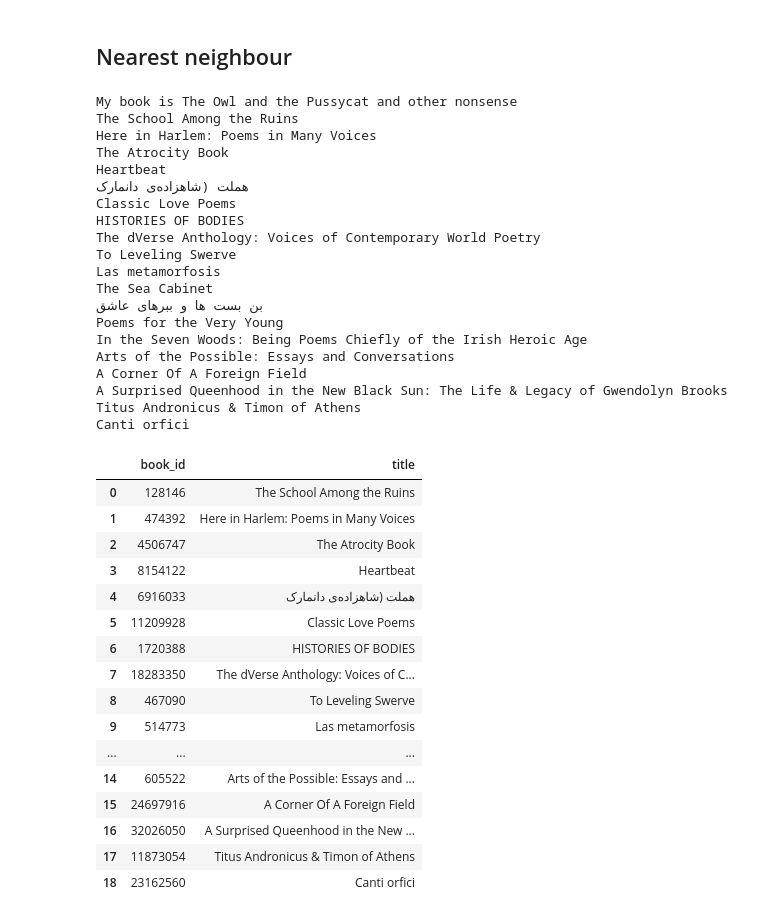
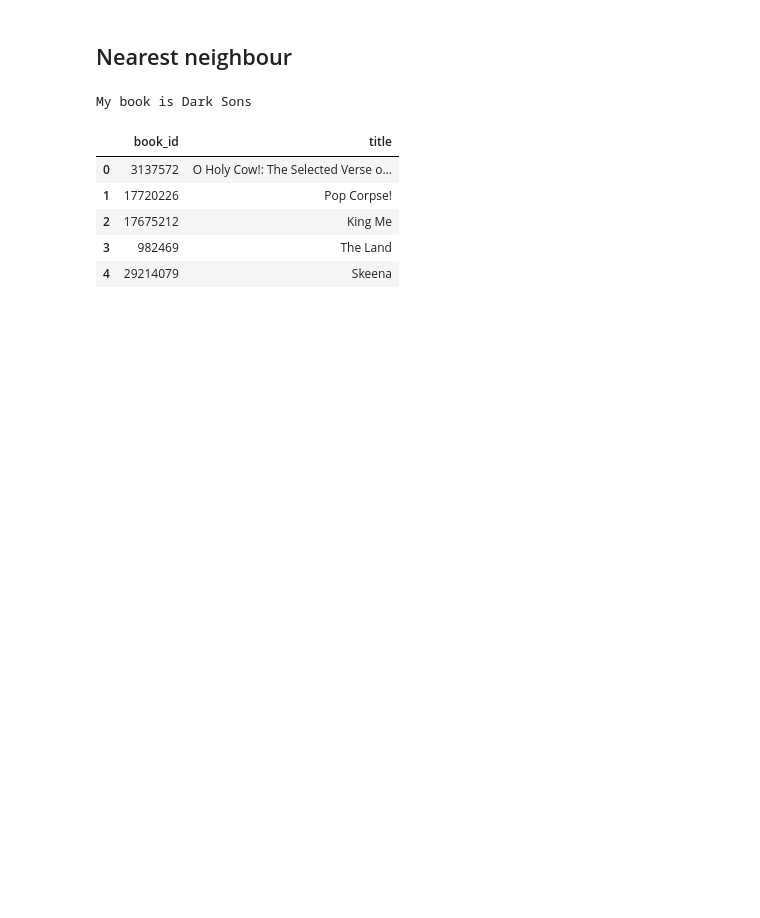
Before and after one commit to ninamamaeva/recommendation_engine, a Jupyter notebook: Untitled.ipynb, the cells around one changed output. Cells and saved outputs as stored; diff of their text form; code cells hidden in the pictures; blank space fills up the shorter version.

```diff
--- a/Untitled.ipynb
+++ b/Untitled.ipynb
@@ -186,6 +201,6 @@ def get_cosine_similarities(book_title, df):
     else:
         return False
 
-f = get_cosine_similarities('other nonsense', rec_df)
+f = get_cosine_similarities('Dark Sons', rec_df)
 f.head(20)
 # %% [output]
@@ -214,75 +229,45 @@ from fuzzywuzzy import process
 
 def get_knn(book_title, df):
     if poetry_1['title'].str.contains(book_title).any():
-        model = NearestNeighbors(algorithm='brute', n_neighbors = 20)
+        model = NearestNeighbors(algorithm='brute', n_neighbors = 40)
         model.fit(df)
 
         found_book = poetry_1[poetry_1['title'].str.contains(book_title)]
         found_book_id = found_book['book_id'].iloc[0]
         found_book_title = found_book['title'].iloc[0]
         idx=process.extractOne(found_book_title, poetry_1['title'])[2]
 
         print(f"My book is {found_book_title}")
 
         matched_books = []
 
-        distances, indices = model.kneighbors(df[idx], n_neighbors=20)
+        distances, indices = model.kneighbors(df[idx], n_neighbors=40)
 
         for i in indices[0]:
             if i != idx:
                 match_book_id = poetry_1['book_id'][i]
                 match_book_title = poetry_1['title'][i]
 
-                print(match_book_title)
+                # print(match_book_title)
 
                 matched_books.append({
                     'book_id': match_book_id,
                     'title': match_book_title,
                 })
 
         matches_df = pd.DataFrame(matched_books)
         return matches_df
     else:
         return False
 
 
-f = get_knn('other nonsense', sparse_data)
-f.head(20)
+k = get_knn('Dark Sons', sparse_data)
+k.head()
 # %% [output]
-My book is The Owl and the Pussycat and other nonsense
-The School Among the Ruins
-Here in Harlem: Poems in Many Voices
-The Atrocity Book
-Heartbeat
-هملت (شاهزاده‌ی دانمارک
-Classic Love Poems
-HISTORIES OF BODIES
-The dVerse Anthology: Voices of Contemporary World Poetry
-To Leveling Swerve
-Las metamorfosis
-The Sea Cabinet
-بن بست ها و ببرهای عاشق
-Poems for the Very Young
-In the Seven Woods: Being Poems Chiefly of the Irish Heroic Age
-Arts of the Possible: Essays and Conversations
-A Corner Of A Foreign Field
-A Surprised Queenhood in the New Black Sun: The Life & Legacy of Gwendolyn Brooks
-Titus Andronicus & Timon of Athens
-Canti orfici
+My book is Dark Sons
 |  | book_id | title |
-| 0 | 128146 | The School Among the Ruins |
-| 1 | 474392 | Here in Harlem: Poems in Many Voices |
-| 2 | 4506747 | The Atrocity Book |
-| 3 | 8154122 | Heartbeat |
-| 4 | 6916033 | هملت (شاهزاده‌ی دانمارک |
-| 5 | 11209928 | Classic Love Poems |
-| 6 | 1720388 | HISTORIES OF BODIES |
-| 7 | 18283350 | The dVerse Anthology: Voices of C... |
-| 8 | 467090 | To Leveling Swerve |
-| 9 | 514773 | Las metamorfosis |
-| ... | ... | ... |
-| 14 | 605522 | Arts of the Possible: Essays and ... |
-| 15 | 24697916 | A Corner Of A Foreign Field |
-| 16 | 32026050 | A Surprised Queenhood in the New ... |
-| 17 | 11873054 | Titus Andronicus & Timon of Athens |
-| 18 | 23162560 | Canti orfici |
+| 0 | 3137572 | O Holy Cow!: The Selected Verse o... |
+| 1 | 17720226 | Pop Corpse! |
+| 2 | 17675212 | King Me |
+| 3 | 982469 | The Land |
+| 4 | 29214079 | Skeena |
```
Also changed, not shown: parts of 7 cells of this notebook.
